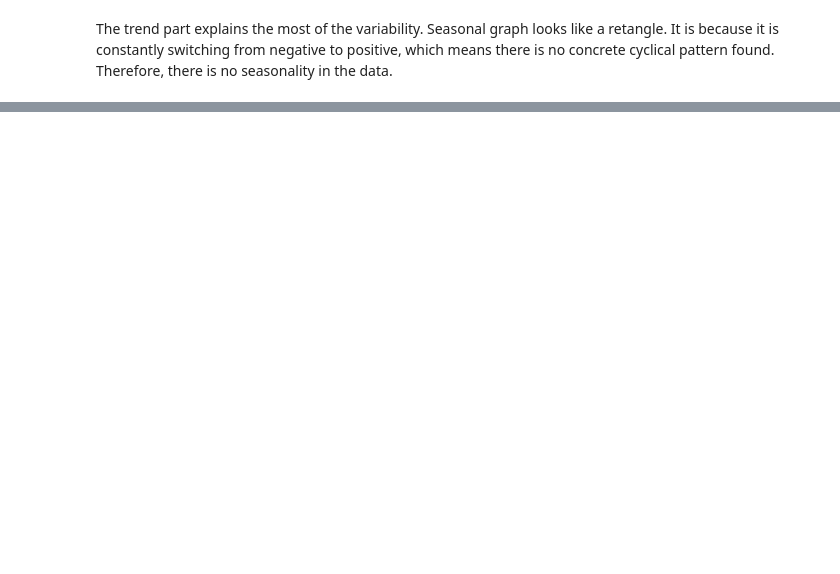
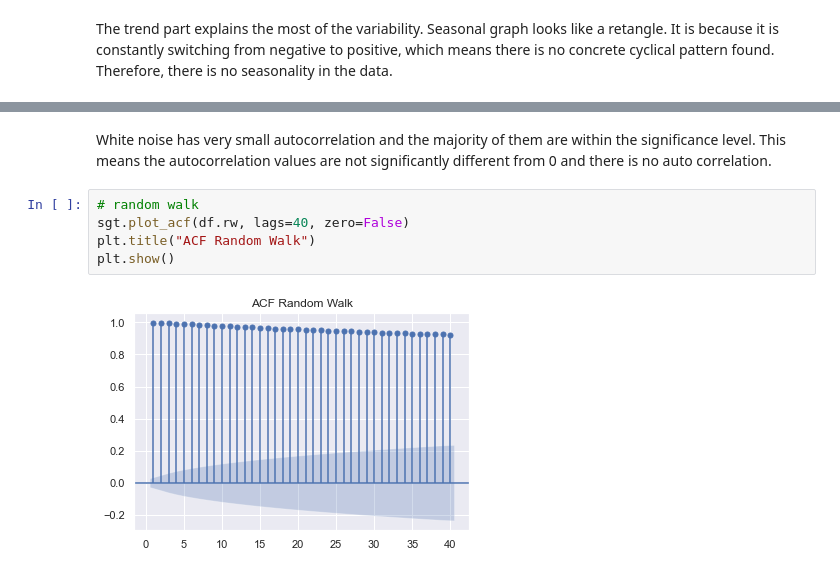
Before and after one commit to mkang32/snp500-analysis, a Jupyter notebook: notebooks/1.basics.ipynb, the cells around one changed output, grey strips where cells are left out. Drawn from its saved outputs; the diff is of its cells as text; blank space fills up the shorter version.

```diff
--- a/notebooks/1.basics.ipynb
+++ b/notebooks/1.basics.ipynb
@@ -223,0 +261,9 @@ Seasonal graph looks like a retangle. It is because it is constantly switching f
+# %% [markdown]
+White noise has very small autocorrelation and the majority of them are within the significance level. This means the autocorrelation values are not significantly different from 0 and there is no auto correlation.
+# %%
+# random walk
+sgt.plot_acf(df.rw, lags=40, zero=False)
+plt.title("ACF Random Walk")
+plt.show()
+# %% [output]
+[figure, added]
```
Also changed, not shown: parts of 19 cells of this notebook.
